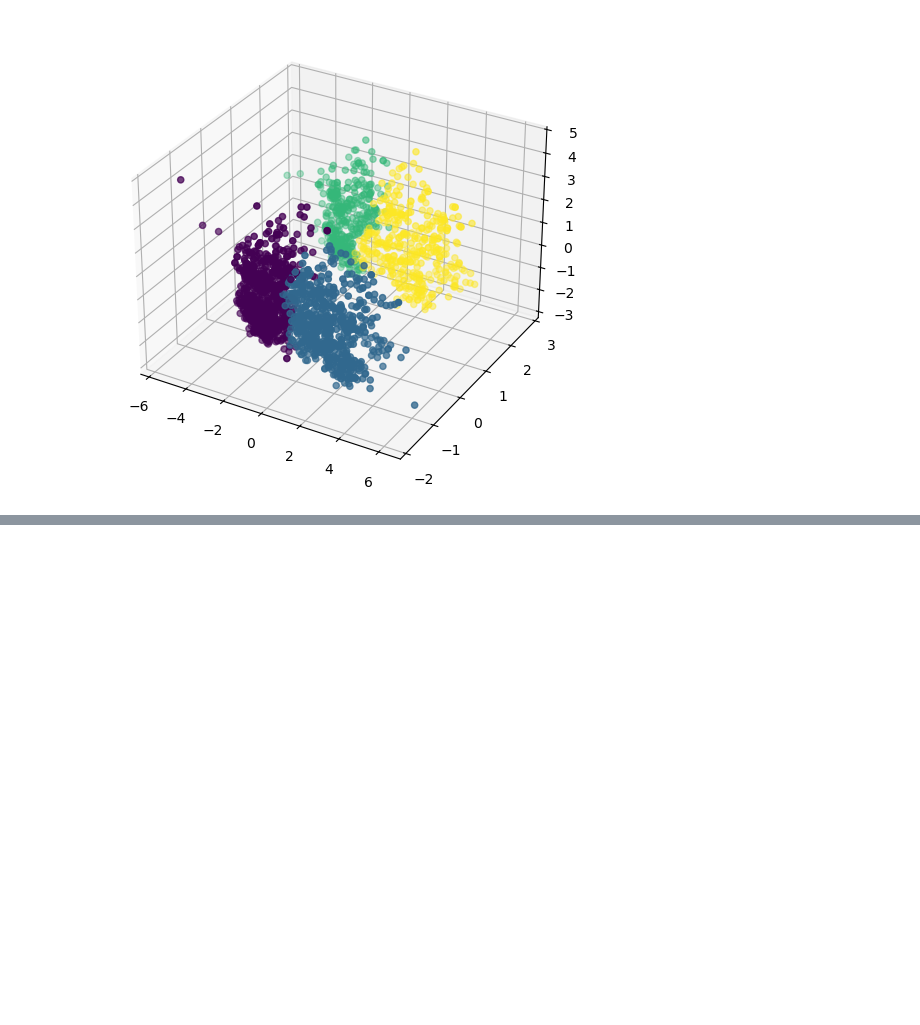
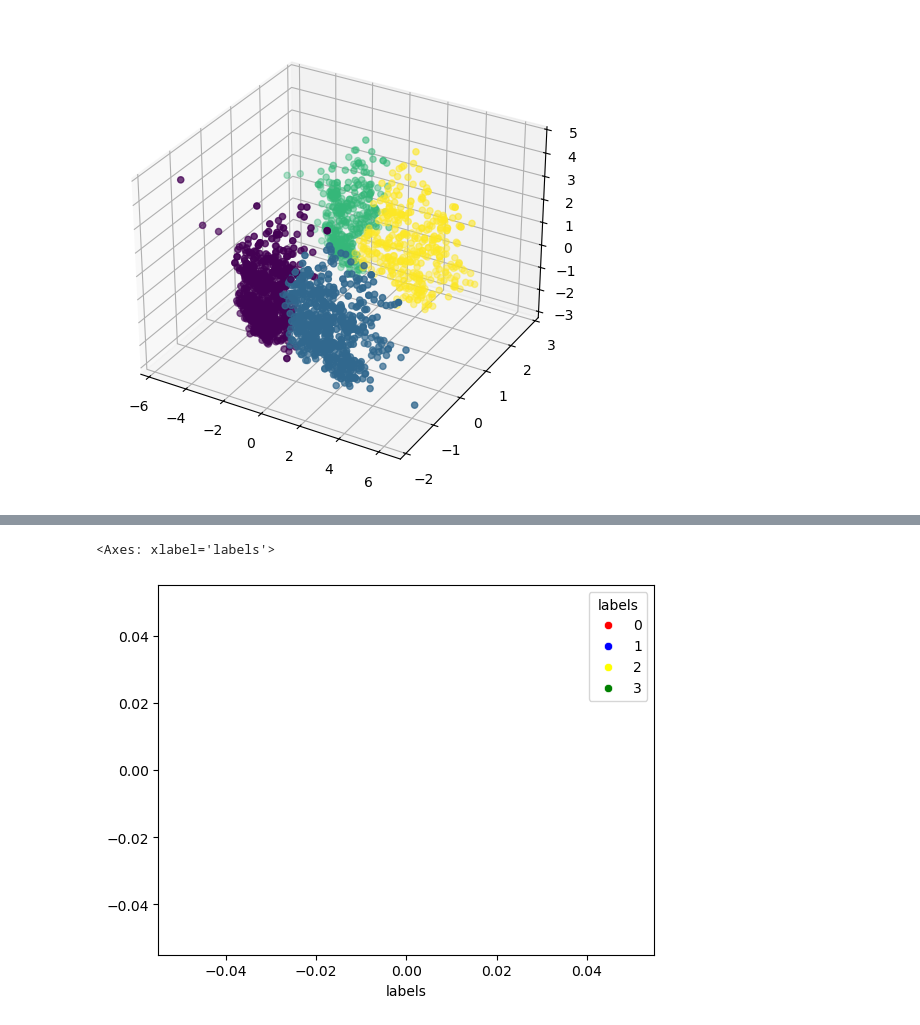
Before and after one commit to VengurlekarMayuresh/Machine-Learning, a Jupyter notebook: Project Unsupervised/Project.ipynb, the cells around one changed output, grey strips where cells are left out. Drawn from its saved outputs; the diff is of its cells as text; code cells hidden in the pictures; blank space fills up the shorter version.

```diff
--- a/Project Unsupervised/Project.ipynb
+++ b/Project Unsupervised/Project.ipynb
@@ -353,3 +353,5 @@ ax.scatter(x_pca[:,0],x_pca[:,1],x_pca[:,2],c=labels)
 # %% [output]
 <mpl_toolkits.mplot3d.art3d.Path3DCollection at 0x...>
 [figure]
+# %%
+df_cleaned["labels"] = labels
@@ -355,0 +367,7 @@ ax.scatter(x_pca[:,0],x_pca[:,1],x_pca[:,2],c=labels)
+# %%
+pal = ["red","blue","yellow","green"]
+
+sns.scatterplot(x=df_cleaned["labels"],palette=pal,hue=df_cleaned["labels"])
+# %% [output]
+<Axes: xlabel='labels'>
+[figure, added]
```
Also changed, not shown: parts of 1 cell of this notebook, 1 other file.
